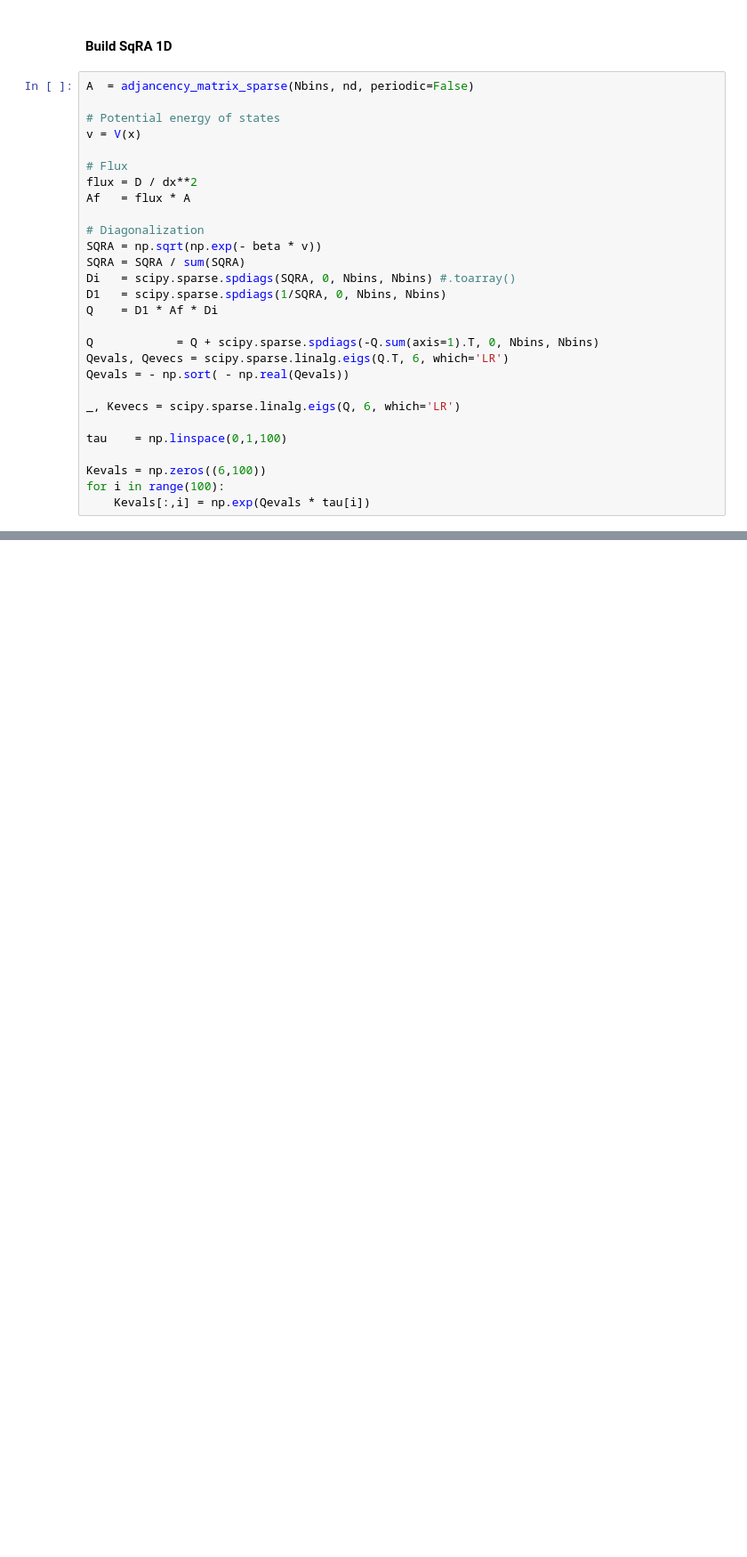
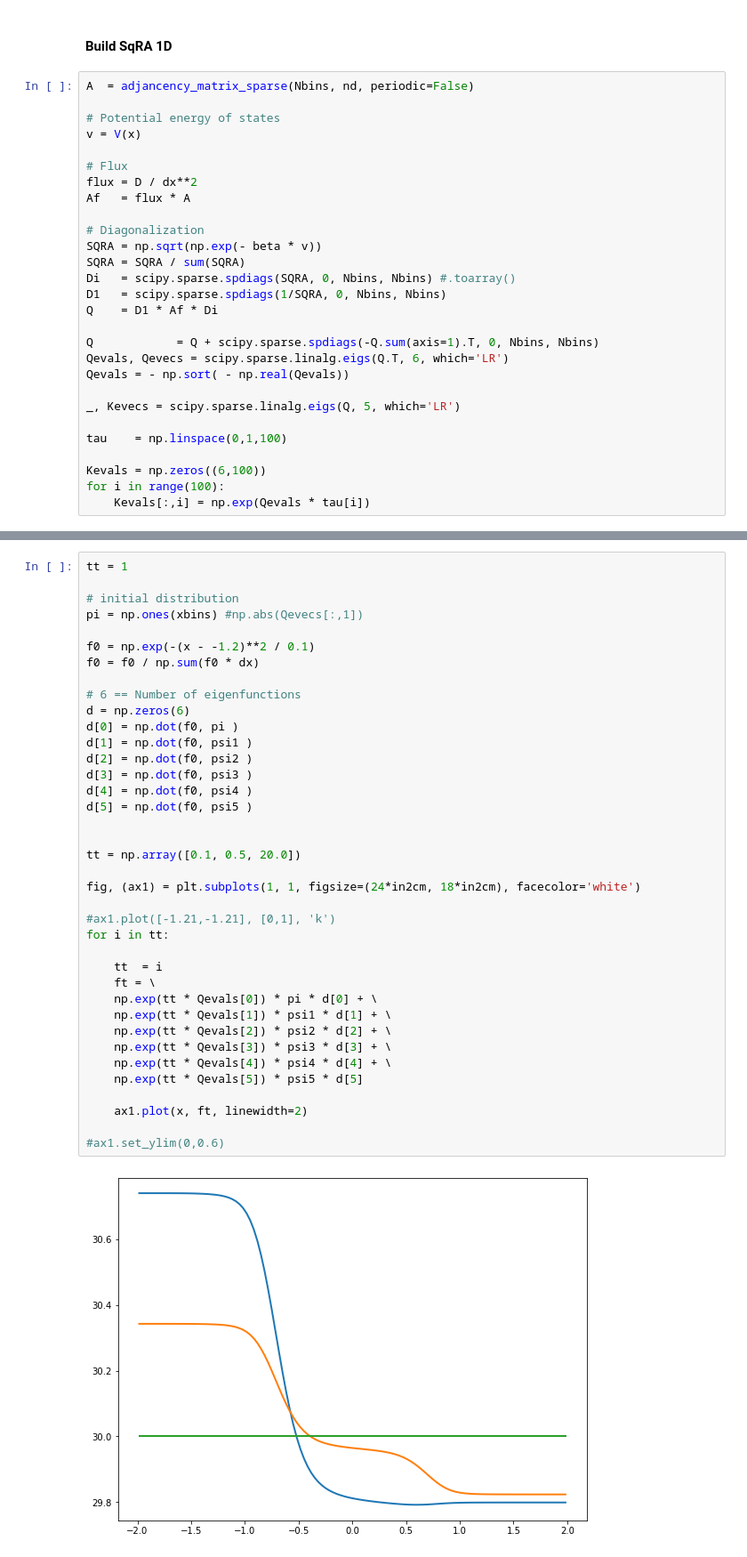
Before and after one commit to donatiluca/Stochastik_IV_WS2324, a Jupyter notebook: 10/jupyter_notebooks/SqRA_1D.ipynb, the cells around one changed output, grey strips where cells are left out. Shown at 89% size. Cells and saved outputs as stored; diff of their text form; blank space fills up the shorter version.

```diff
--- a/10/jupyter_notebooks/SqRA_1D.ipynb
+++ b/10/jupyter_notebooks/SqRA_1D.ipynb
@@ -107,7 +107,7 @@ Q            = Q + scipy.sparse.spdiags(-Q.sum(axis=1).T, 0, Nbins, Nbins)
 Qevals, Qevecs = scipy.sparse.linalg.eigs(Q.T, 6, which='LR')
 Qevals = - np.sort( - np.real(Qevals))
 
-_, Kevecs = scipy.sparse.linalg.eigs(Q, 6, which='LR')
+_, Kevecs = scipy.sparse.linalg.eigs(Q, 5, which='LR')
 
 tau    = np.linspace(0,1,100)
 
@@ -275,0 +320,40 @@ fig.savefig('evecs.png', format='png', dpi=900, bbox_inches='tight')
+# %%
+tt = 1
+
+# initial distribution
+pi = np.ones(xbins) #np.abs(Qevecs[:,1])
+
+f0 = np.exp(-(x - -1.2)**2 / 0.1)
+f0 = f0 / np.sum(f0 * dx)
+
+# 6 == Number of eigenfunctions
+d = np.zeros(6)
+d[0] = np.dot(f0, pi )
+d[1] = np.dot(f0, psi1 )
+d[2] = np.dot(f0, psi2 )
+d[3] = np.dot(f0, psi3 )
+d[4] = np.dot(f0, psi4 )
+d[5] = np.dot(f0, psi5 )
+
+
+tt = np.array([0.1, 0.5, 20.0])
+
+fig, (ax1) = plt.subplots(1, 1, figsize=(24*in2cm, 18*in2cm), facecolor='white')
+
+#ax1.plot([-1.21,-1.21], [0,1], 'k')
+for i in tt:
+
+    tt  = i
+    ft = \
+    np.exp(tt * Qevals[0]) * pi * d[0] + \
+    np.exp(tt * Qevals[1]) * psi1 * d[1] + \
+    np.exp(tt * Qevals[2]) * psi2 * d[2] + \
+    np.exp(tt * Qevals[3]) * psi3 * d[3] + \
+    np.exp(tt * Qevals[4]) * psi4 * d[4] + \
+    np.exp(tt * Qevals[5]) * psi5 * d[5]
+
+    ax1.plot(x, ft, linewidth=2)
+
+#ax1.set_ylim(0,0.6)
+# %% [output]
+[figure, added]
```
Also changed, not shown: parts of 4 cells of this notebook.
